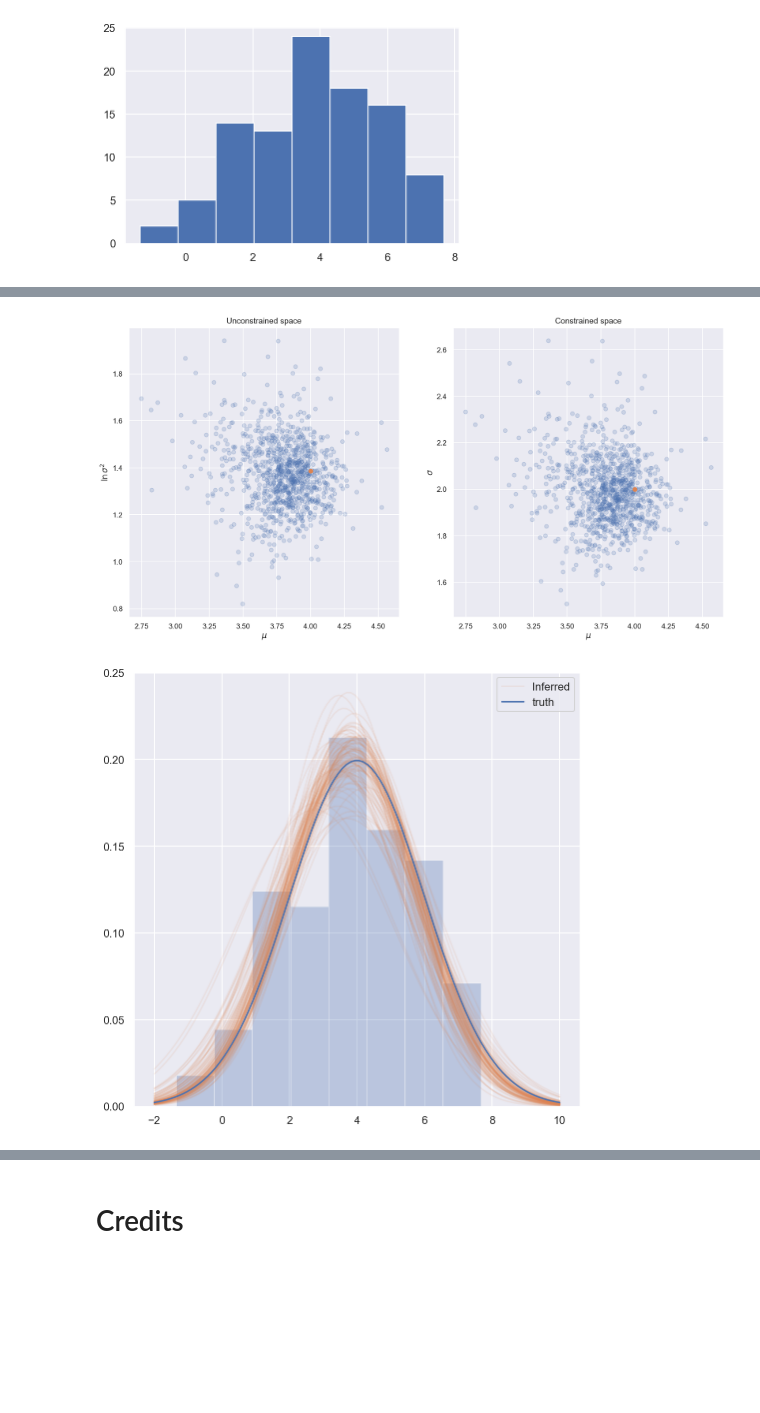
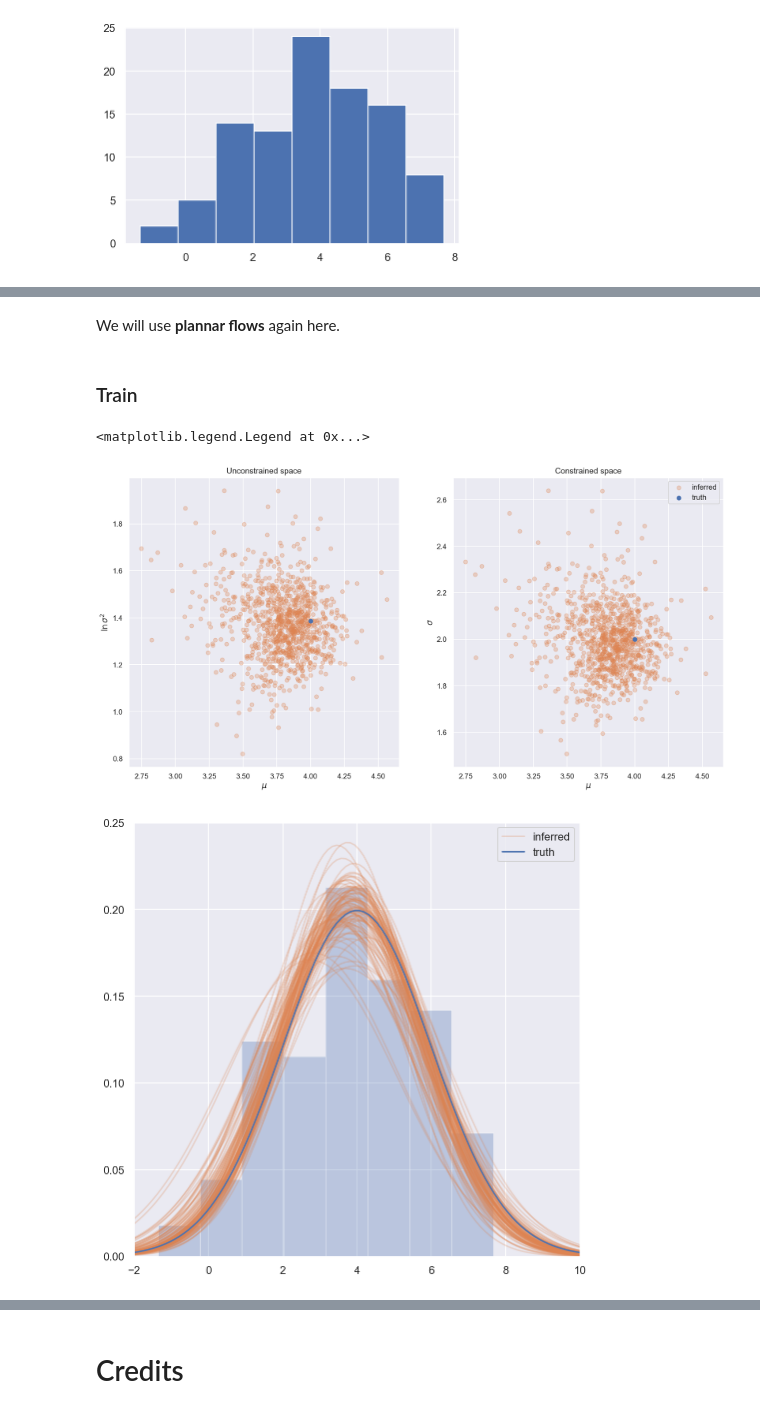
Before and after one commit to AurelienNioche/NormalizingFlowsTutorial, a Jupyter notebook: normalizing-flows-tutorial.ipynb, the cells around one changed output, grey strips where cells are left out. Saved outputs shown, nothing was run; the diff lists cells and outputs as text; code cells hidden in the pictures; blank space fills up the shorter version.

```diff
--- a/normalizing-flows-tutorial.ipynb
+++ b/normalizing-flows-tutorial.ipynb
@@ -438,0 +451,20 @@ plt.hist(x=observations.data.numpy(), bins="auto");
+# %%
+class LossParamDistEstimation:
+    """
+    Loss function for model's parameters (variational) inference
+    """
+
+    def __init__(self, model_logprob, observations):
+        self.model_logprob = model_logprob
+        self.observations = observations.unsqueeze(-1)
+
+    def __call__(self, model, batch_size):
+
+        z0 = model.prior.sample((batch_size, ))
+        zk, prior_logprob, log_det = model(z0)
+
+        ln_q0 = prior_logprob.sum()
+        log_det_sum = log_det.sum()
+        lls = self.model_logprob(theta_samples=zk.T, observations=self.observations).sum()
+
+        return (ln_q0 - log_det_sum - lls) / batch_size
@@ -439,3 +473,7 @@ plt.hist(x=observations.data.numpy(), bins="auto");
+# %% [markdown]
+We will use **plannar flows** again here.
+# %% [markdown]
+### Train
 # %%
 my_model = MyModel()
 loss_func = LossParamDistEstimation(model_logprob=my_model.log_prob, observations=observations)
@@ -443,45 +481,48 @@ loss_func = LossParamDistEstimation(model_logprob=my_model.log_prob, observation
 flow, hist_loss = train(loss_func=loss_func, dim=my_model.dim)
 # %%
 with torch.no_grad():
-    x = flow.prior.sample((1000, ))
-    zk, prior_logprob, log_det = flow(x)
+    z0 = flow.prior.sample((1000, ))
+    zk, prior_logprob, log_det = flow(z0)
 mu_samples, log_var_samples = zk.T
 sigma_samples = torch.exp(0.5*log_var_samples)
 true_log_var = np.log(true_sigma**2)
 # %%
 fig, axes = plt.subplots(ncols=2, figsize=(16, 8))
-alpha=0.2
+alpha=0.3
 
 ax=axes[0]
 ax.set_title("Unconstrained space")
-ax.scatter(mu_samples, log_var_samples, alpha=alpha)
-ax.scatter(true_mu, true_log_var)
+ax.scatter(mu_samples, log_var_samples, alpha=alpha, color="C1")
+ax.scatter(true_mu, true_log_var, color="C0")
 ax.set_xlabel("$\mu$")
-ax.set_ylabel("$\ln \sigma^2$");
+ax.set_ylabel("$\ln \sigma^2$")
 
 ax=axes[1]
 ax.set_title("Constrained space")
-ax.scatter(mu_samples, sigma_samples, alpha=alpha)
-ax.scatter(true_mu, true_sigma)
+ax.scatter(mu_samples, sigma_samples, alpha=alpha, color="C1", label="inferred")
+ax.scatter(true_mu, true_sigma, color="C0", label="truth")
 ax.set_xlabel("$\mu$")
-ax.set_ylabel("$\sigma$");
+ax.set_ylabel("$\sigma$")
+ax.legend()
 # %% [output]
+<matplotlib.legend.Legend at 0x...>
-[figure, old version]
+[figure, new version]
 # %%
 x = torch.linspace(-2, 10, 100)
 true_theta = torch.tensor([true_mu, true_log_var])
 pdf_true = my_model.log_prob(true_theta, x.reshape(-1, 1)).exp()
 pdf_sample = my_model.log_prob(zk[:100].T, x.reshape(-1, 1)).exp()
 
 fig, ax = plt.subplots(figsize=(8, 8))
-ax.hist(observations.data.numpy(), bins='auto', alpha=0.3, density=True)
-ax.plot(x, pdf_sample, color="C1", alpha=0.1, label='Inferred')
+ax.hist(observations.data.numpy(), bins='auto', alpha=0.3, density=True, color='C0')
+ax.plot(x, pdf_sample, color="C1", alpha=0.25, label='inferred')
 ax.plot(x, pdf_true, color='C0', label="truth")
 
 handles, labels = ax.get_legend_handles_labels()
 labels, ids = np.unique(labels, return_index=True)
 handles = [handles[i] for i in ids]
-ax.legend(handles, labels,);
+ax.legend(handles, labels,)
+ax.set_xlim(torch.min(x), torch.max(x));
 # %% [output]
-[figure, old version]
+[figure, new version]
 # %% [markdown]
```
Also changed, not shown: parts of 54 cells of this notebook.
